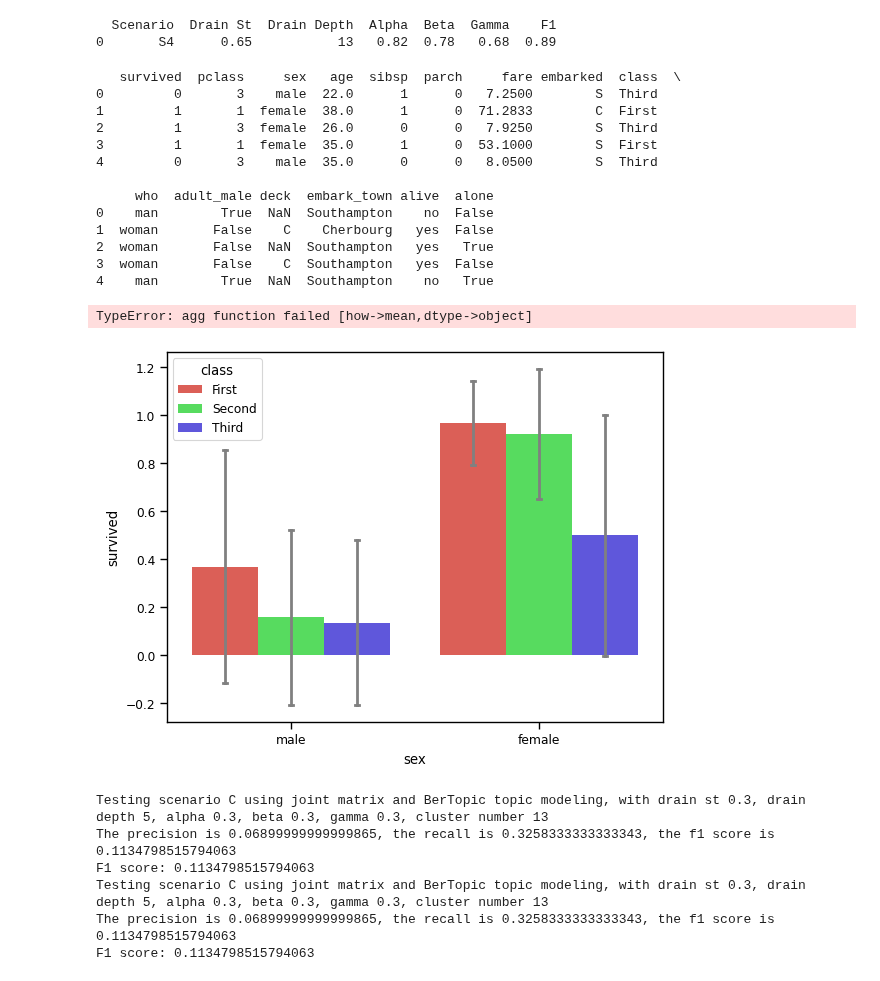
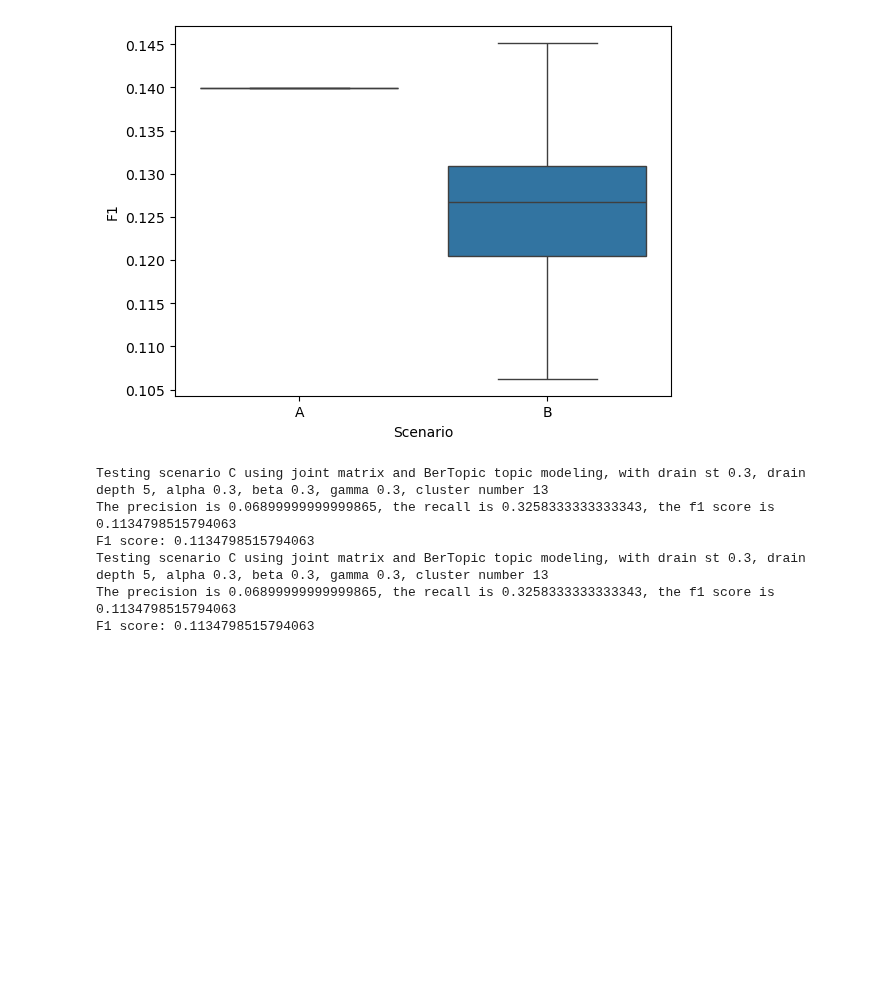
Before and after one commit to vbertalan/LineTracker, a Jupyter notebook: MassiveTests.ipynb, the cells around one changed output. Cells and saved outputs as stored; diff of their text form; code cells hidden in the pictures; blank space fills up the shorter version.

```diff
--- a/MassiveTests.ipynb
+++ b/MassiveTests.ipynb
@@ -625,51 +644,17 @@ A melhor combinação foi alpha 0, beta 1, gamma 0
-# %%
-results = pd.DataFrame(columns=['Scenario', 'Drain St', 'Drain Depth', 'Alpha', 'Beta', 'Gamma', 'F1'])
-# New row data
-new_row = ['S4', 0.65, 13, 0.82, 0.78, 0.68, 0.89]
-
-# Insert the new row
-results.loc[len(results)] = new_row
-
-print(results)
-# %% [output]
-  Scenario  Drain St  Drain Depth  Alpha  Beta  Gamma    F1
-0       S4      0.65           13   0.82  0.78   0.68  0.89
-# %%
-import matplotlib.pyplot as plt
-import seaborn as sns
-import numpy as np
-import pandas as pd
-
-# create plot
-sns.barplot(x = 'sex', y = 'survived', hue = 'class', data = titanic,
-            palette = 'hls',
-            order = ['male', 'female'],
-            capsize = 0.05,
-            saturation = 8,
-            errcolor = 'gray', errwidth = 2,
-            ci = 'sd'
-            )
-
-print(titanic.groupby(['sex', 'class']).mean()['survived'])
-print(titanic.groupby(['sex', 'class']).std()['survived'])
-
-plt.show()
-# %% [output]
-   survived  pclass     sex   age  sibsp  parch     fare embarked  class  \
-0         0       3    male  22.0      1      0   7.2500        S  Third
-1         1       1  female  38.0      1      0  71.2833        C  First
-2         1       3  female  26.0      0      0   7.9250        S  Third
-3         1       1  female  35.0      1      0  53.1000        S  First
-4         0       3    male  35.0      0      0   8.0500        S  Third
-
-     who  adult_male deck  embark_town alive  alone
-0    man        True  NaN  Southampton    no  False
-1  woman       False    C    Cherbourg   yes  False
-2  woman       False  NaN  Southampton   yes   True
-3  woman       False    C  Southampton   yes  False
-4    man        True  NaN  Southampton    no   True
-TypeError: agg function failed [how->mean,dtype->object]
-[figure, removed]
+# %%
+import matplotlib.pyplot as plt
+import seaborn as sns
+import pandas as pd
+import numpy as np
+
+# create plot
+plot = sns.boxplot(data=results, x="Scenario", y="F1")
+fig = plot.get_figure()
+fig.savefig("testing_plot_{}.png".format(dataset))
+
+plt.show()
+# %% [output]
+[figure, added]
 # %%
 ## General parameters
 
```
Also changed, not shown: parts of 2 cells of this notebook, 3 other files.
